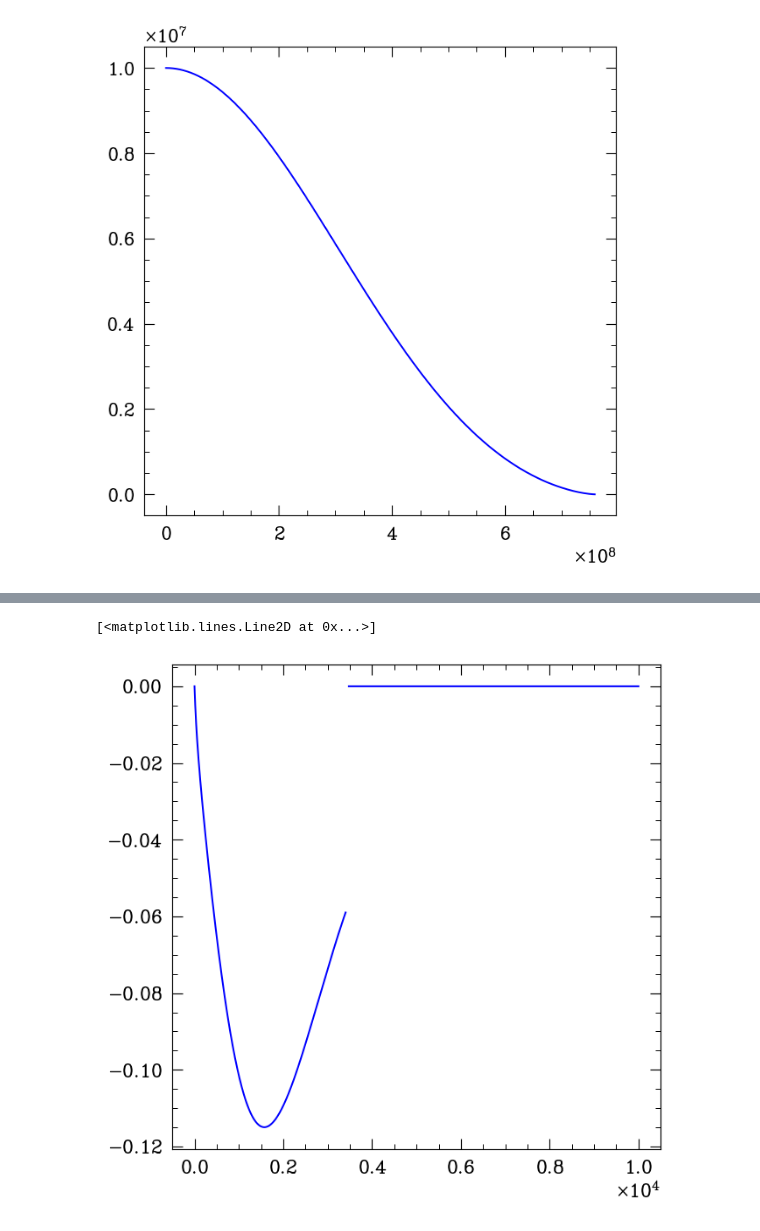
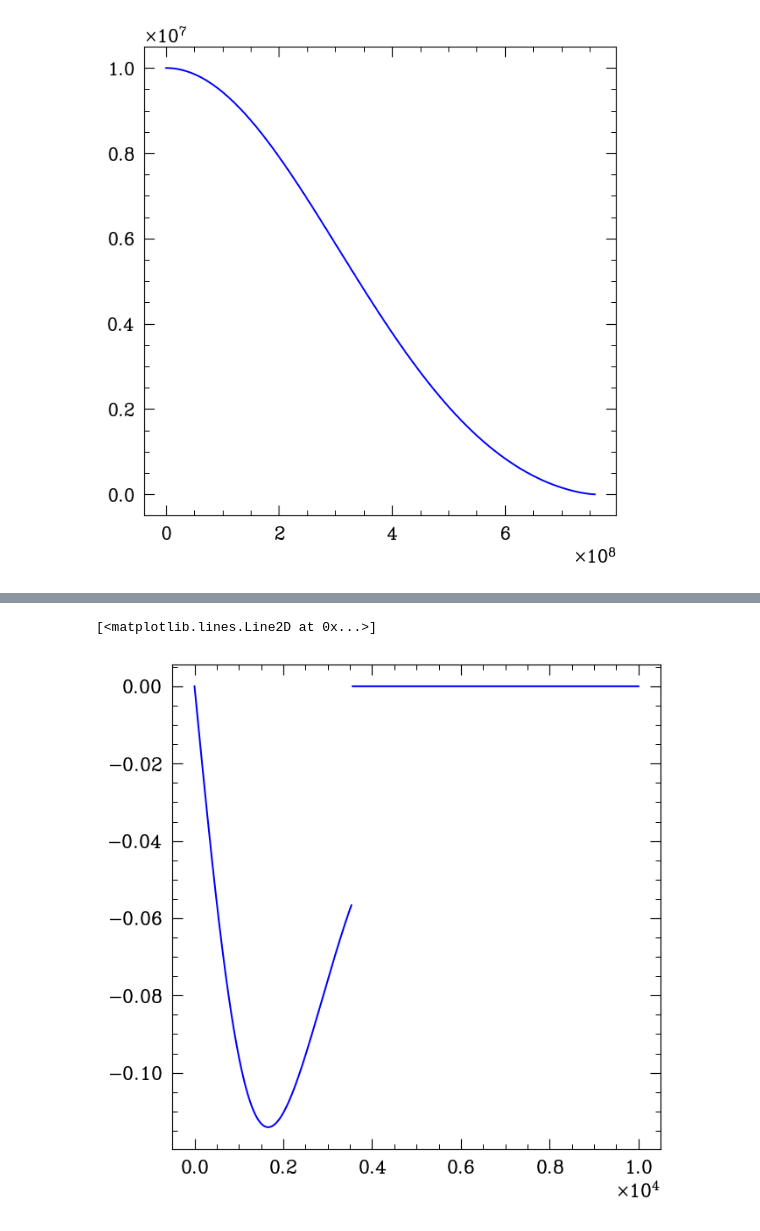
Before and after one commit to EricMullerAU/Stars-Project, a Jupyter notebook: Jason_crap/rel_start.ipynb, the cells around one changed output, grey strips where cells are left out. Saved outputs shown, nothing was run; the diff lists cells and outputs as text; code cells hidden in the pictures.

```diff
--- a/Jason_crap/rel_start.ipynb
+++ b/Jason_crap/rel_start.ipynb
@@ -646,8 +644,8 @@ array([ 0.1       , -2.62371227])
 # %%
 
-solution = odeint(Chand_system, Chand_y0, t=np.linspace(0.1, 10, 10000), args=(0.5,), tfirst=True)
+Chand_soln2 = odeint(Chand_system, Chand_y0, t=np.linspace(0.00001, 10, 10000), args=(0.5,), tfirst=True)
 
-plt.plot(solution[:, 1], 'b', label='rho(r)')
+plt.plot(Chand_soln2[:, 1], 'b', label='rho(r)')
 # %% [output]
 [<matplotlib.lines.Line2D at 0x...>]
-[figure, old version]
+[figure, new version]
```
Also changed, not shown: parts of 5 cells of this notebook, 1 other file.
